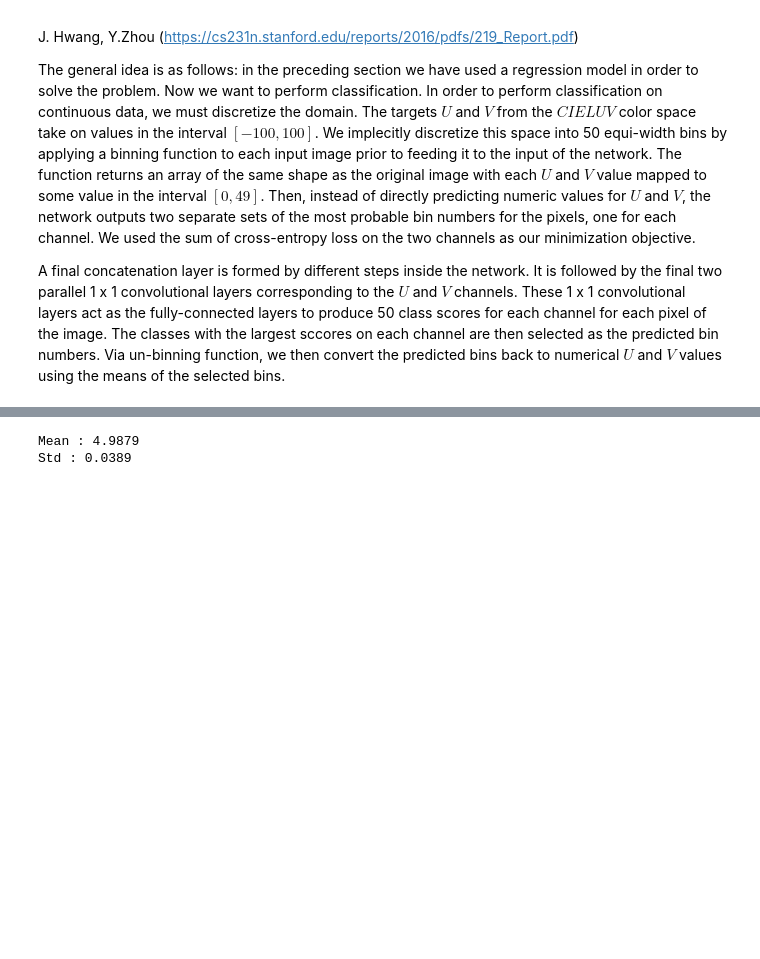
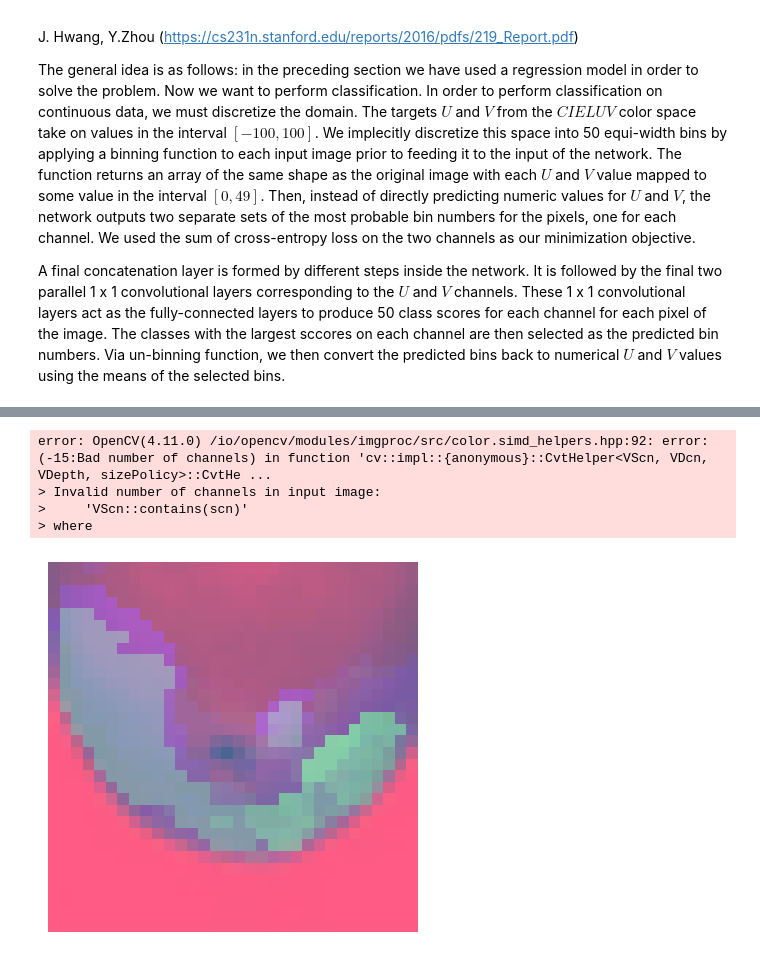
Before and after one commit to mihribanyvs/Colorization, a Jupyter notebook: first_file.ipynb, the cells around one changed output, grey strips where cells are left out. Saved outputs shown, nothing was run; the diff lists cells and outputs as text; code cells hidden in the pictures; blank space fills up the shorter version.

```diff
--- a/first_file.ipynb
+++ b/first_file.ipynb
@@ -990,12 +1000,13 @@ class YUVImageClassificationDataset(Dataset):
     def __getitem__(self, idx):
         img_data = self.images_data[idx]
         img_rgb = np.array(img_data, dtype=np.uint8).reshape(3, 32, 32)
-        img_rgb = np.transpose(img_rgb, (1, 2, 0))
+        #img_rgb = np.transpose(img_rgb, (1, 2, 0))
 
-        image_yuv = cv2.cvtColor(img_rgb, cv2.COLOR_RGB2Luv) # Converting to the CIELUV scale
-        Y_channel = image_yuv[:, :, 0] / 255.0  # Normalize Y to [0, 1] for stability of the network
-        U_channel = image_yuv[:, :, 1] / 255.0   # Convert to range [-128, 127]
-        V_channel = image_yuv[:, :, 2] / 255.0
+        #image_yuv = cv2.cvtColor(img_rgb, cv2.COLOR_RGB2Luv) # Converting to the CIELUV scale
+        image_yuv = rgb_yuv(img_rgb)
+        Y_channel = image_yuv[:, :, 0] #/ 255.0  # Normalize Y to [0, 1] for stability of the network
+        U_channel = image_yuv[:, :, 1] #/ 255.0   # Convert to range [-128, 127]
+        V_channel = image_yuv[:, :, 2] #/ 255.0
 
         U_binned = self.bin_labels(U_channel)  # Discretize U
         V_binned = self.bin_labels(V_channel)  # Discretize V
@@ -1115,8 +1128,0 @@ KeyboardInterrupt:
-# %%
-mean = np.mean(total_loss)
-std = np.std(total_loss)
-print("Mean :",round(mean,4))
-print("Std :",round(std,4))
-# %% [output]
-Mean : 4.9879
-Std : 0.0389
@@ -1125,3 +1129,45 @@ print(U_pred)
+# %%
+# unbinning with a softmax we can also use the class rebalancing here or we introduce temperature
+def converter(pred):
+    softmax = nn.Softmax(dim = 1)
+    probs = softmax(pred)
+    _, ind = torch.topk(probs,1,1)
+    return ind
+
+conv_pred_U = converter(U_pred)
+conv_pred_V = converter(V_pred)
+
+def unbin_labels(bins, bin_indices):
+    bin_indices = np.clip(bin_indices.detach().cpu().numpy(), 0, len(bins) - 2)
+    return bins[bin_indices]
+
+bins = np.linspace(0, 1, bin_count + 1)  # Bin edges
+
+U_target_rec = unbin_labels(bins, U_target)
+U_target_rec_tensor = torch.tensor(U_target_rec, dtype=torch.float32).resize(8,1,32,32)
+U_reconstructed = unbin_labels(bins, conv_pred_U)
+U_reconstructed_tensor = torch.tensor(U_reconstructed, dtype=torch.float32)
+
+V_target_rec = unbin_labels(bins, V_target)
+V_target_rec_tensor = torch.tensor(V_target_rec , dtype=torch.float32).resize(8,1,32,32)
+V_reconstructed = unbin_labels(bins, conv_pred_V)
+V_reconstructed_tensor = torch.tensor(V_reconstructed, dtype=torch.float32)
+# %%
+reconstructed_pred = torch.cat([Y_channel,U_reconstructed_tensor.to(device),V_reconstructed_tensor.to(device)],dim=1)
+reconstructed_img = torch.cat([Y_channel,U_target_rec_tensor.to(device),V_target_rec_tensor.to(device)],dim=1)
+# %%
+rec_img_rgb = yuv_rgb(reconstructed_img.cpu().numpy()[0])
+imshow(rec_img_rgb)
+# %% [output]
+error: OpenCV(4.11.0) /io/opencv/modules/imgproc/src/color.simd_helpers.hpp:92: error: (-15:Bad number of channels) in function 'cv::impl::{anonymous}::CvtHelper<VScn, VDcn, VDepth, sizePolicy>::CvtHe ...
+> Invalid number of channels in input image:
+>     'VScn::contains(scn)'
+> where
+# %%
+
+imshow(reconstructed_pred.cpu()[0])
+# %% [output]
+[figure, added]
 # %%
 # Load the model and evaluate the result
 device = torch.device("cuda" if torch.cuda.is_available() else "cpu")
```
Also changed, not shown: parts of 6 cells of this notebook.
